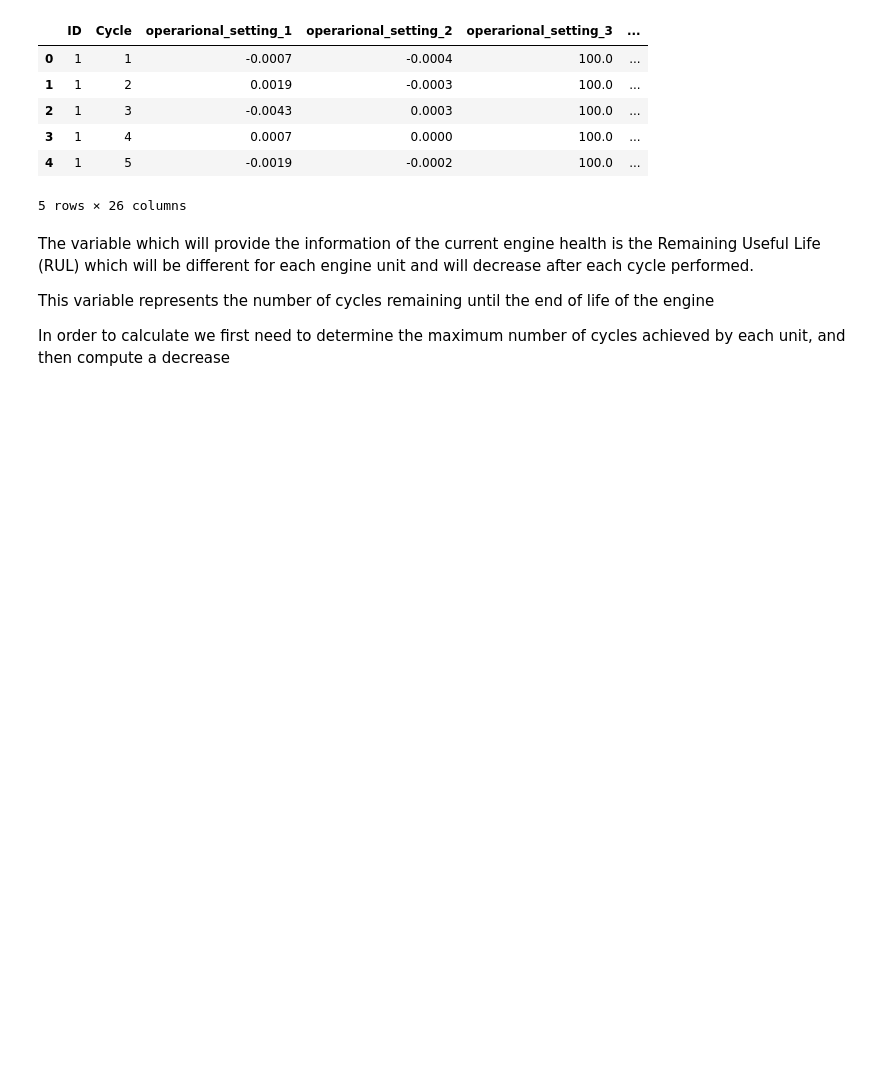
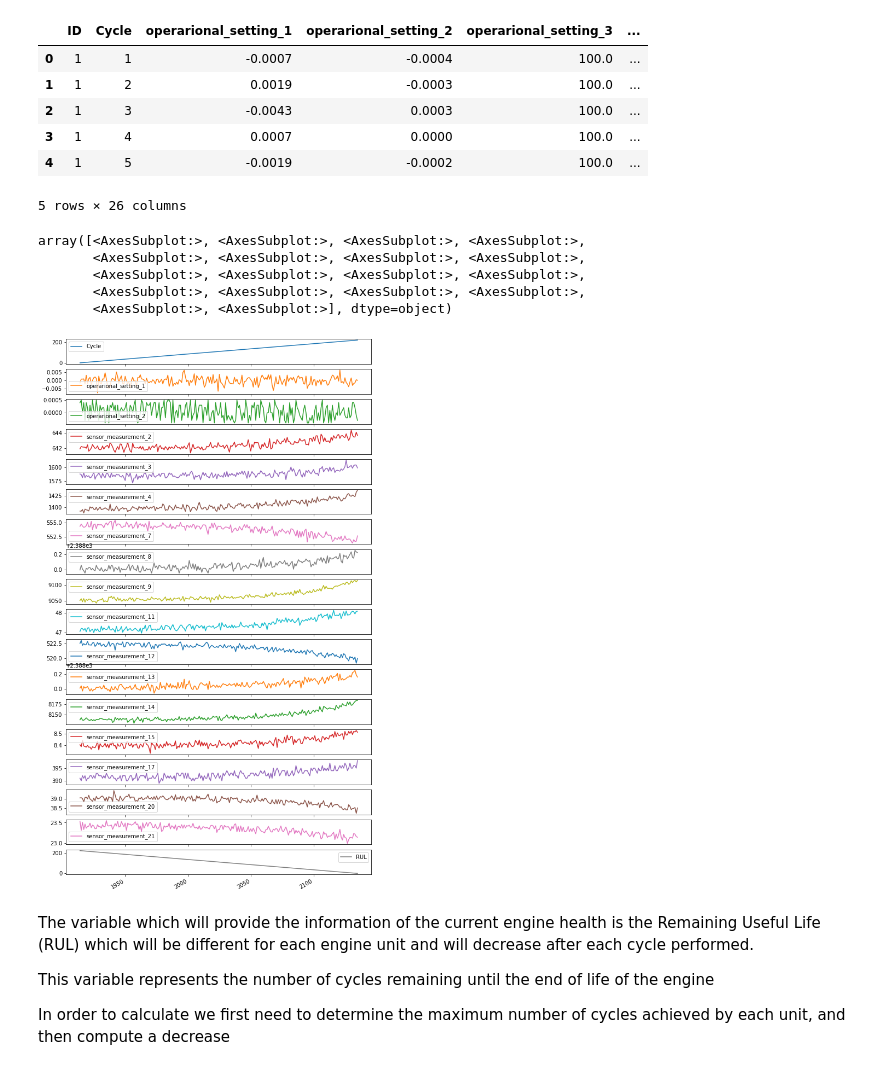
Before and after one commit to LorenzoCastroDS/TFM, a Jupyter notebook: Engine Prognosis Modelling.ipynb, the cells around one changed output. Drawn from its saved outputs; the diff is of its cells as text; code cells hidden in the pictures; blank space fills up the shorter version.

```diff
--- a/Engine Prognosis Modelling.ipynb
+++ b/Engine Prognosis Modelling.ipynb
@@ -94,6 +114,15 @@ df_train_1.head()
 | 3 | 1 | 4 | 0.0007 | 0.0000 | 100.0 | ... |
 | 4 | 1 | 5 | -0.0019 | -0.0002 | 100.0 | ... |
 5 rows × 26 columns
+# %%
+df_train_1[df_train_1.ID == 10].drop(columns="ID").plot(subplots =True, sharex = True, figsize = (10,20))
+# %% [output]
+array([<AxesSubplot:>, <AxesSubplot:>, <AxesSubplot:>, <AxesSubplot:>,
+       <AxesSubplot:>, <AxesSubplot:>, <AxesSubplot:>, <AxesSubplot:>,
+       <AxesSubplot:>, <AxesSubplot:>, <AxesSubplot:>, <AxesSubplot:>,
+       <AxesSubplot:>, <AxesSubplot:>, <AxesSubplot:>, <AxesSubplot:>,
+       <AxesSubplot:>, <AxesSubplot:>], dtype=object)
+[figure, added]
 # %% [markdown]
 The variable which will provide the information of the current engine health is the Remaining Useful Life (RUL) which will be different for each engine unit and will decrease after each cycle performed.
 
```
Also changed, not shown: parts of 46 cells of this notebook.
